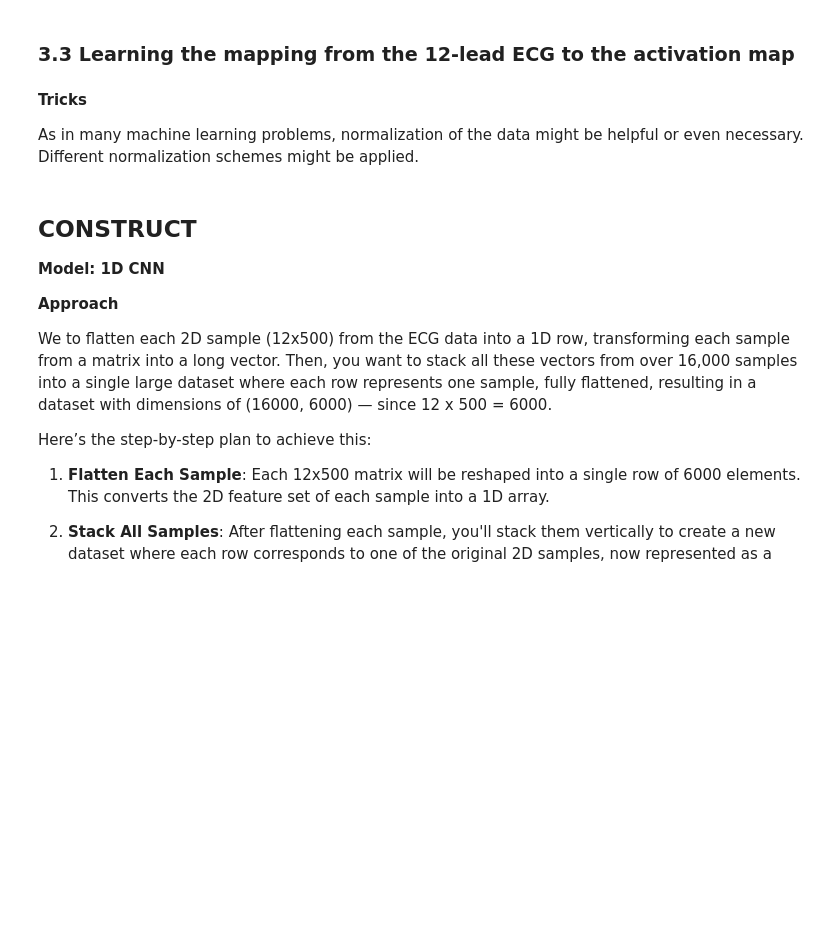
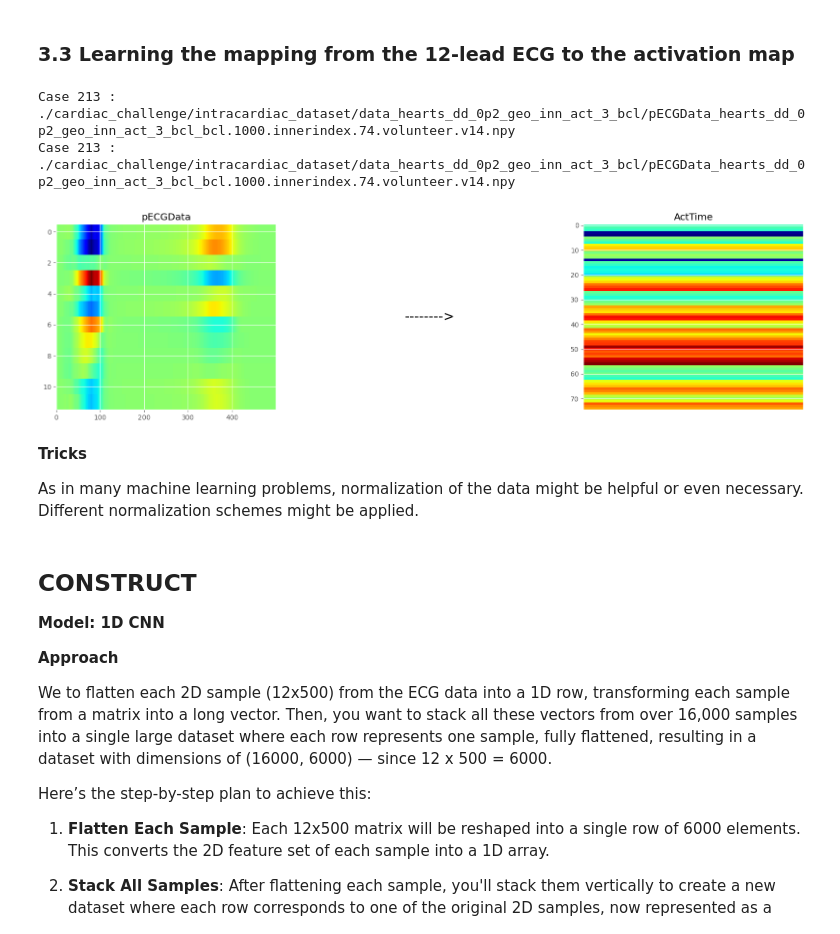
Before and after one commit to XiyuanWu/Lawrence_Laboratory_DSC, a Jupyter notebook: Task_3_Activation_Map_Reconstruction.ipynb, the cells around one changed output. Cells and saved outputs as stored; diff of their text form; code cells hidden in the pictures; blank space fills up the shorter version.

Commit message:
task 3 check point

```diff
--- a/Task_3_Activation_Map_Reconstruction.ipynb
+++ b/Task_3_Activation_Map_Reconstruction.ipynb
@@ -195,37 +196,41 @@ The funtion `get_activation_map` (in the file `cardiac_ml_tools.py`) is used to
 # %% [markdown]
 ### 3.3 Learning the mapping from the 12-lead ECG to the activation map
 # %%
-# # make a plot with the "pECGData" -> "ActTime"
-# case = 213
+# make a plot with the "pECGData" -> "ActTime"
+case = 213
 
-# print('Case {} : {}'.format(case, file_pairs[case][0]))
-# pECGData = np.load(file_pairs[case][0])
-# pECGData = get_standard_leads(pECGData)
+print('Case {} : {}'.format(case, file_pairs[case][0]))
+pECGData = np.load(file_pairs[case][0])
+pECGData = get_standard_leads(pECGData)
 
-# print('Case {} : {}'.format(case, file_pairs[case][0]))
-# VmData = np.load(file_pairs[case][1])
-# ActTime = get_activation_time(VmData)
+print('Case {} : {}'.format(case, file_pairs[case][0]))
+VmData = np.load(file_pairs[case][1])
+ActTime = get_activation_time(VmData)
 
-# # plot in row the tensors pECGData and ActTime with an arrow pointing to the activation time
-# row = 1
-# column = 3
-# plt.figure(figsize=(20, 5))
-# plt.subplot(row, column, 1)
-# # plot pECGData transposed
-# plt.imshow(pECGData.T, cmap='jet', interpolation='nearest', aspect='auto')
-# plt.title('pECGData')
-# plt.subplot(row, column, 2)
-# # print an arrow
-# plt.text(0.5, 0.5, '-------->', horizontalalignment='center', verticalalignment='center', fontsize=20)
-# plt.axis('off')
-# plt.subplot(row, column, 3)
-# # plot ActTime
-# plt.imshow(ActTime, cmap='jet', interpolation='nearest', aspect='auto')
-# # not xticks
-# plt.xticks([])
-# plt.title('ActTime')
-# plt.show()
-# plt.close()
+# plot in row the tensors pECGData and ActTime with an arrow pointing to the activation time
+row = 1
+column = 3
+plt.figure(figsize=(20, 5))
+plt.subplot(row, column, 1)
+# plot pECGData transposed
+plt.imshow(pECGData.T, cmap='jet', interpolation='nearest', aspect='auto')
+plt.title('pECGData')
+plt.subplot(row, column, 2)
+# print an arrow
+plt.text(0.5, 0.5, '-------->', horizontalalignment='center', verticalalignment='center', fontsize=20)
+plt.axis('off')
+plt.subplot(row, column, 3)
+# plot ActTime
+plt.imshow(ActTime, cmap='jet', interpolation='nearest', aspect='auto')
+# not xticks
+plt.xticks([])
+plt.title('ActTime')
+plt.show()
+plt.close()
+# %% [output]
+Case 213 : ./cardiac_challenge/intracardiac_dataset/data_hearts_dd_0p2_geo_inn_act_3_bcl/pECGData_hearts_dd_0p2_geo_inn_act_3_bcl_bcl.1000.innerindex.74.volunteer.v14.npy
+Case 213 : ./cardiac_challenge/intracardiac_dataset/data_hearts_dd_0p2_geo_inn_act_3_bcl/pECGData_hearts_dd_0p2_geo_inn_act_3_bcl_bcl.1000.innerindex.74.volunteer.v14.npy
+[figure, added]
 # %% [markdown]
 **Tricks**
 
```
Also changed, not shown: parts of 24 cells of this notebook, 5 other files.
